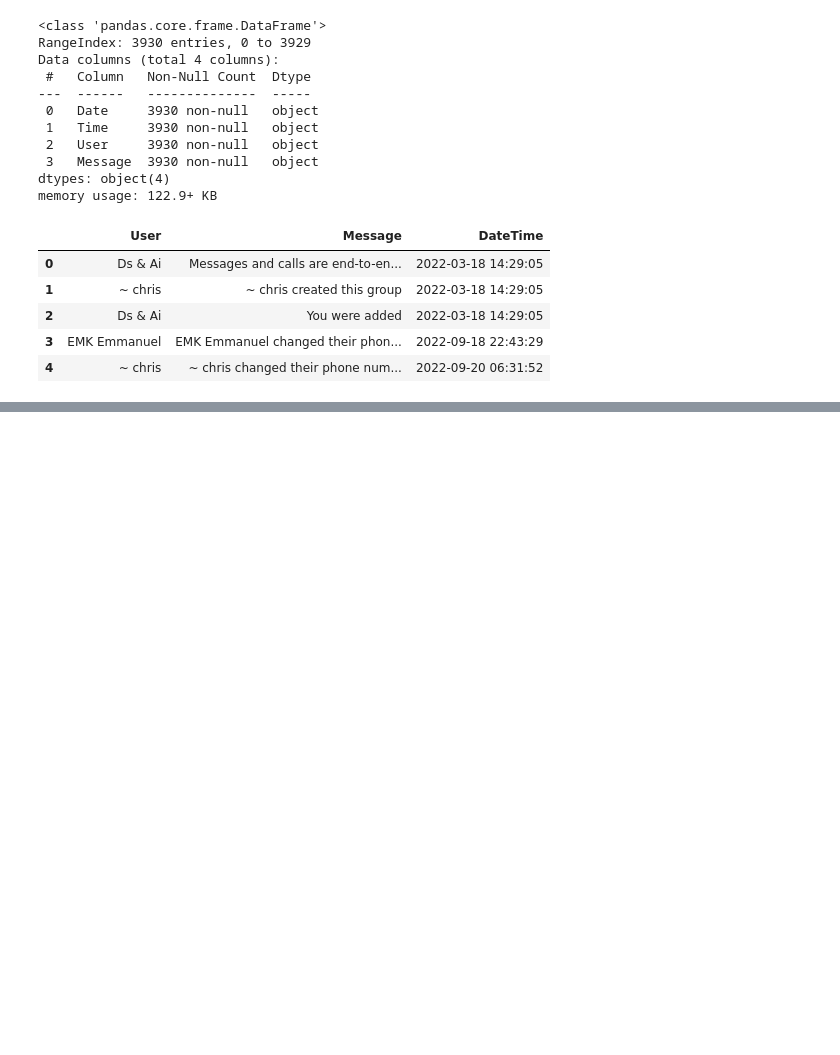
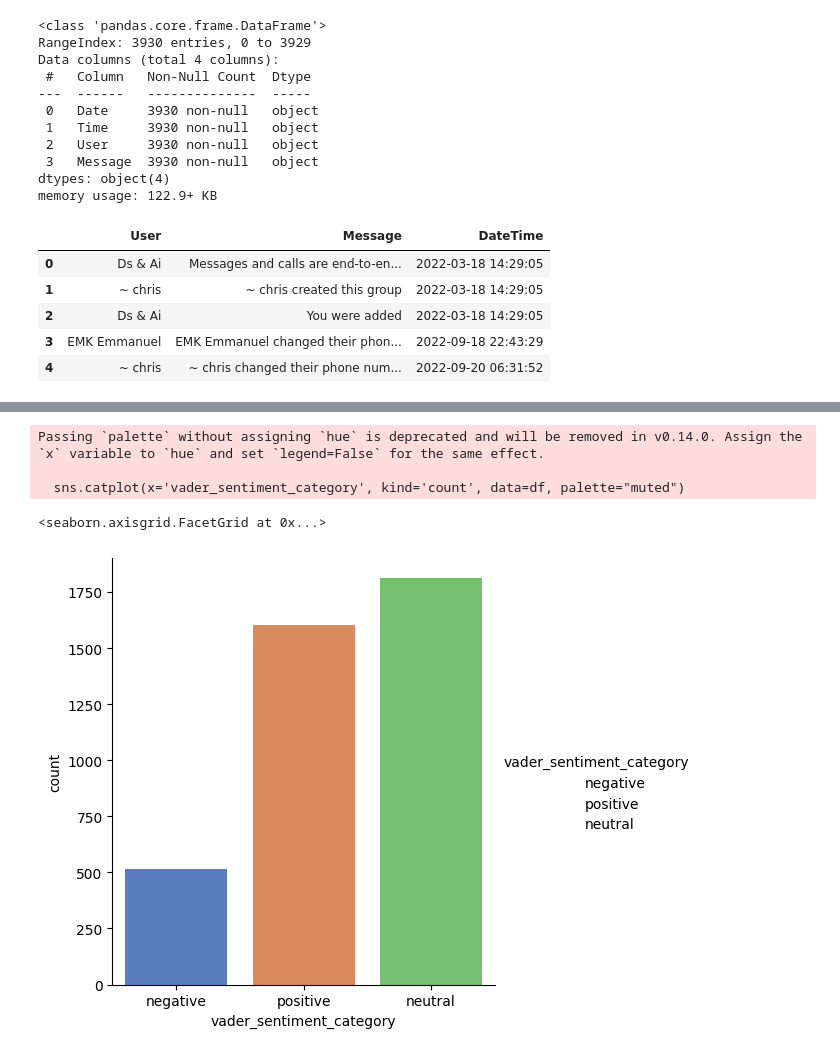
Before and after one commit to leroyokosi/msc_whatsapp_analysis, a Jupyter notebook: code.ipynb, the cells around one changed output, grey strips where cells are left out. Cells and saved outputs as stored; diff of their text form; code cells hidden in the pictures; blank space fills up the shorter version.

```diff
--- a/code.ipynb
+++ b/code.ipynb
@@ -89,0 +147,12 @@ df.head()
+# %%
+# categorizing the sentiment as "negative", "neutral", or "positive" based on the value of the score
+def map_sentiment(score):
+    if score <= -0.05:
+        return 'negative'
+    elif score >= 0.05:
+        return 'positive'
+    else:
+        return 'neutral'
+
+df['vader_sentiment_category'] = df['vader_compound'].apply(map_sentiment)
+df.head()
@@ -89,0 +166,15 @@ df.head()
+# %%
+'''to get a clearer picture of the customer sentiment, they are grouped
+according to their sentiment score. They are in 3 distinct groups of
+positive, neutral and negative. The catplot below is a graphical
+representation of the result.'''
+
+import seaborn as sns
+from seaborn import catplot
+sns.catplot(x='vader_sentiment_category', kind='count', data=df, palette="muted")
+# %% [output]
+Passing `palette` without assigning `hue` is deprecated and will be removed in v0.14.0. Assign the `x` variable to `hue` and set `legend=False` for the same effect.
+
+  sns.catplot(x='vader_sentiment_category', kind='count', data=df, palette="muted")
+<seaborn.axisgrid.FacetGrid at 0x...>
+[figure, added]
```
Also changed, not shown: parts of 10 cells of this notebook.
